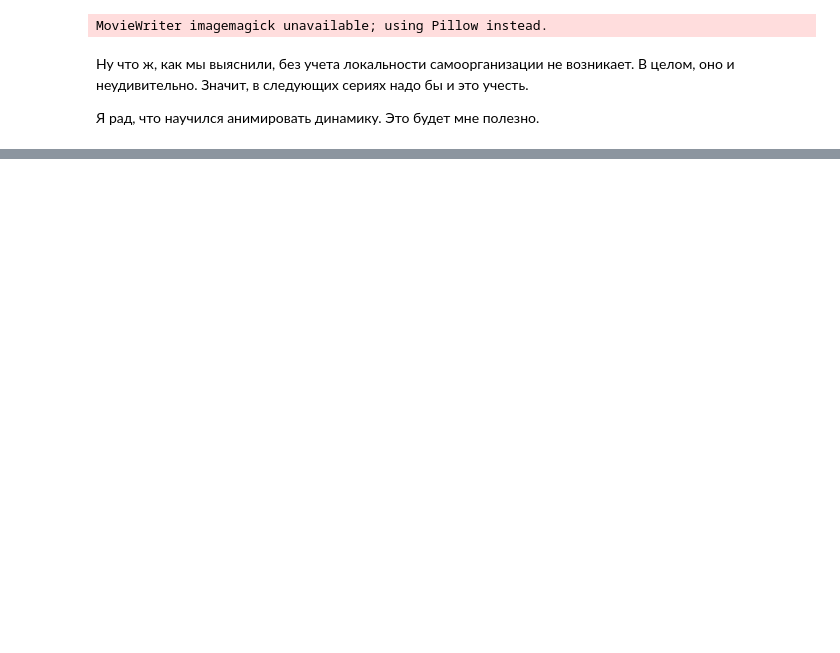
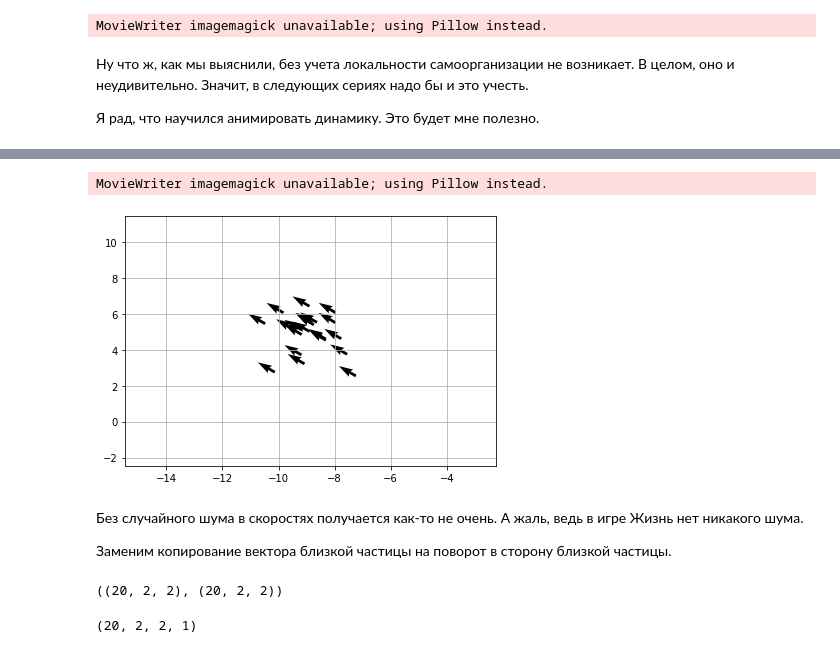
Before and after one commit to lazure-ocean/swarm-dynamics, a Jupyter notebook: swarm-of-birds.ipynb, the cells around one changed output, grey strips where cells are left out. Saved outputs shown, nothing was run; the diff lists cells and outputs as text; code cells hidden in the pictures; blank space fills up the shorter version.

```diff
--- a/swarm-of-birds.ipynb
+++ b/swarm-of-birds.ipynb
@@ -76,6 +71,9 @@ def update_velocities(state, update_params):
     state[:,:,1] = vel_prev * vel_prev_coef + vel_to_center * vel_to_center_coef + vel_average * vel_average_coef
     return state
 
+def normalize_velocities(vel):
+    return vel / np.sqrt((vel ** 2 + 1e-8).sum(axis=1,keepdims=True))
+
 def calc_logs(state):
     return dict(
         state=np.copy(state),
@@ -85,16 +83,20 @@ def plot_state(state):
     plt.quiver(*(state[:,:,0].T), *(state[:,:,1].T))
     plt.show()
 
-def plot_dynamics(log, gif_filename='./animation.gif'):
+def plot_dynamics(log, gif_filename='./animation.gif', fps=10):
+    """
+    Inspiration from
+    https://towardsdatascience.com/intro-to-dynamic-visualization-with-python-animations-and-interactive-plots-f72a7fb69245
+    """
 
     # Animation function
     def update_quiver(i, Q, ax, log):
         state = log[i]["state"]
         Q.set_offsets(state[:,:,0])
-        Q.set_UVC(*(state[:,:,1].T))
+        Q.set_UVC(*(normalize_velocities(state[:,:,1]).T))
 
-        ax.set_xlim(state[:,0,0].min() - 5, state[:,0,0].max() + 5)
-        ax.set_ylim(state[:,1,0].min() - 5, state[:,1,0].max() + 5)
+        ax.set_xlim(np.round(state[:,0,0].min(), -1) - 10, np.round(state[:,0,0].max(), -1) + 10)
+        ax.set_ylim(np.round(state[:,1,0].min(), -1) - 10, np.round(state[:,1,0].max(), -1) + 10)
         return Q,
 
     # Create figure and add axes
@@ -109,7 +111,7 @@ def plot_dynamics(log, gif_filename='./animation.gif'):
     fig.tight_layout()
     #plt.show()
 
-    anim.save(gif_filename, writer='imagemagick', fps=10)
+    anim.save(gif_filename, writer='imagemagick', fps=fps)
 # %%
 max_iters = 100
 init_params = dict(N=10, d=2)
@@ -156,0 +195,17 @@ MovieWriter imagemagick unavailable; using Pillow instead.
+# %%
+max_iters = 100
+init_params = dict(N=20, d=2)
+update_params = dict(
+    time_rate=0.1,
+    vel_prev_coef=1,vel_to_center_coef=0, vel_average_coef=1,vel_of_local_rand_coef=3)
+state, log = run_system(init_params, update_params, init_state, update_state,
+    calc_logs, max_iters)
+# %%
+plot_dynamics(log, './gifs/introduce-local-dynamics.gif', fps=10)
+# %% [output]
+MovieWriter imagemagick unavailable; using Pillow instead.
+[figure, added]
+# %% [markdown]
+Без случайного шума в скоростях получается как-то не очень. А жаль, ведь в игре Жизнь нет никакого шума.
+
+Заменим копирование вектора близкой частицы на поворот в сторону близкой частицы.
@@ -156,0 +241,12 @@ MovieWriter imagemagick unavailable; using Pillow instead.
+# %%
+random_sample_size = 1
+N = 20
+d = 2
+random_particles = state[np.random.choice(N, random_sample_size * N)]
+random_particles.shape, state.shape
+# %% [output]
+((20, 2, 2), (20, 2, 2))
+# %%
+random_particles.reshape(N, random_sample_size, d, 2).transpose(0, 2, 3, 1).shape
+# %% [output]
+(20, 2, 2, 1)
```
Also changed, not shown: parts of 51 cells of this notebook, 43 other files.
